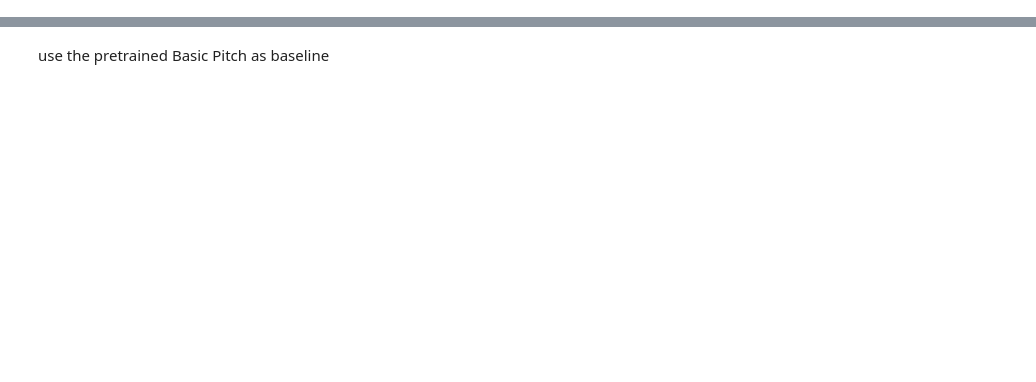
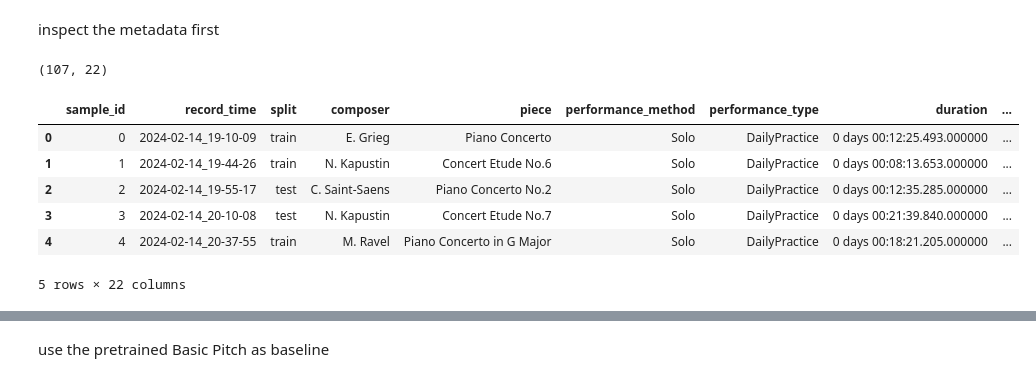
Before and after one commit to lambda-feedback/compareMusic, a Jupyter notebook: notebooks/Audio_Processing.ipynb, the cells around one changed output, grey strips where cells are left out. Drawn from its saved outputs; the diff is of its cells as text; code cells hidden in the pictures; blank space fills up the shorter version.

```diff
--- a/notebooks/Audio_Processing.ipynb
+++ b/notebooks/Audio_Processing.ipynb
@@ -28,0 +130,31 @@ import librosa
+# %% [markdown]
+inspect the metadata first
+# %%
+import json
+import pandas as pd
+
+METADATA_PATH = PIANOVAM_ROOT / "metadata.json"
+
+with open(METADATA_PATH, "r") as file:
+    metadata = json.load(file)
+
+metadata_df = (
+    pd.DataFrame.from_dict(
+        metadata,
+        orient="index"
+    )
+    .reset_index(names="sample_id")
+)
+
+print(metadata_df.shape)
+
+metadata_df.head()
+# %% [output]
+(107, 22)
+|  | sample_id | record_time | split | composer | piece | performance_method | performance_type | duration | ... |
+| 0 | 0 | 2024-02-14_19-10-09 | train | E. Grieg | Piano Concerto | Solo | DailyPractice | 0 days 00:12:25.493.000000 | ... |
+| 1 | 1 | 2024-02-14_19-44-26 | train | N. Kapustin | Concert Etude No.6 | Solo | DailyPractice | 0 days 00:08:13.653.000000 | ... |
+| 2 | 2 | 2024-02-14_19-55-17 | test | C. Saint-Saens | Piano Concerto No.2 | Solo | DailyPractice | 0 days 00:12:35.285.000000 | ... |
+| 3 | 3 | 2024-02-14_20-10-08 | test | N. Kapustin | Concert Etude No.7 | Solo | DailyPractice | 0 days 00:21:39.840.000000 | ... |
+| 4 | 4 | 2024-02-14_20-37-55 | train | M. Ravel | Piano Concerto in G Major | Solo | DailyPractice | 0 days 00:18:21.205.000000 | ... |
+5 rows × 22 columns
```
Also changed, not shown: parts of 29 cells of this notebook.
